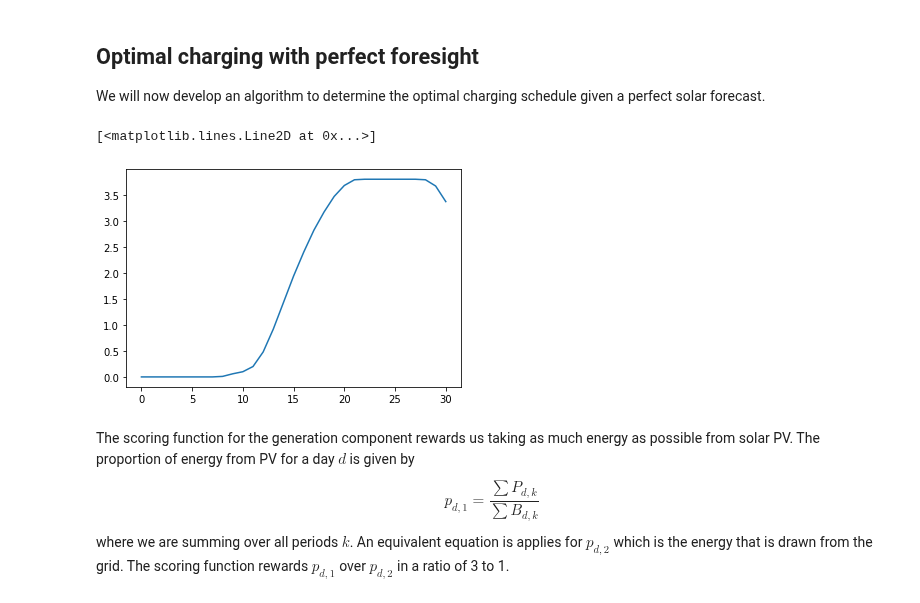
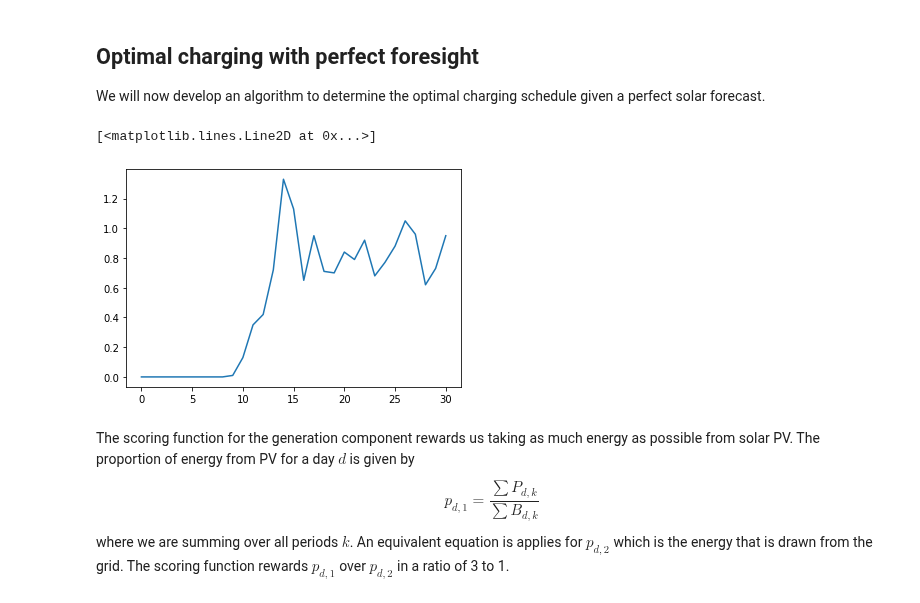
Before and after one commit to AyrtonB/WPD-DS-Challenge, a Jupyter notebook: nbs/03-pv-forecast.ipynb, the cells around one changed output. Drawn from its saved outputs; the diff is of its cells as text; code cells hidden in the pictures.

```diff
--- a/nbs/03-pv-forecast.ipynb
+++ b/nbs/03-pv-forecast.ipynb
@@ -166,12 +166,13 @@ def extract_solar_profile(s_solar_sample_dt, start_time='00:00', end_time='15:00
 
     return solar_profile
 # %%
-pv = df['pv_power_mw']
+s_pv = df['pv_power_mw']
+solar_profile = sample_random_day(s_pv).pipe(extract_solar_profile)
 
-plt.plot(random_day)
+plt.plot(solar_profile)
 # %% [output]
 [<matplotlib.lines.Line2D at 0x...>]
-[figure, old version]
+[figure, new version]
 # %% [markdown]
 The scoring function for the generation component rewards us taking as much energy as possible from solar PV. The proportion of energy from PV for a day $d$ is given by $$p_{d,1} = \frac{\sum{P_{d,k}}}{\sum{B_{d,k}}}$$ where we are summing over all periods $k$. An equivalent equation is applies for $p_{d,2}$ which is the energy that is drawn from the grid. The scoring function rewards $p_{d,1}$ over $p_{d,2}$ in a ratio of 3 to 1.
 # %% [markdown]
```
Also changed, not shown: parts of 11 cells of this notebook.
